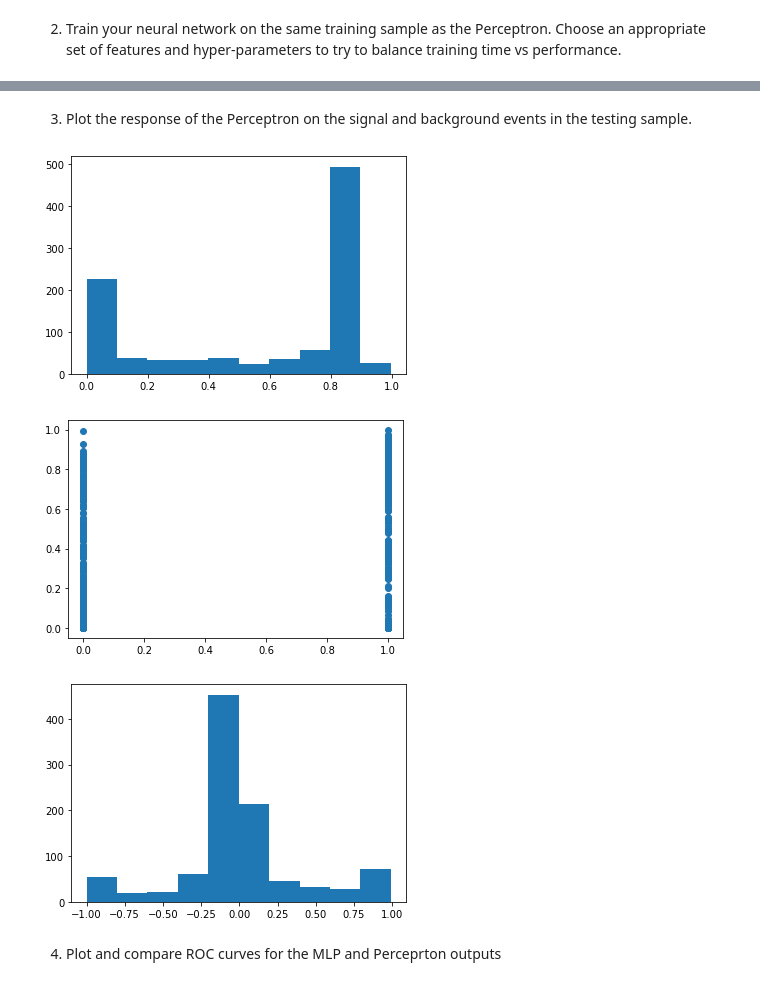
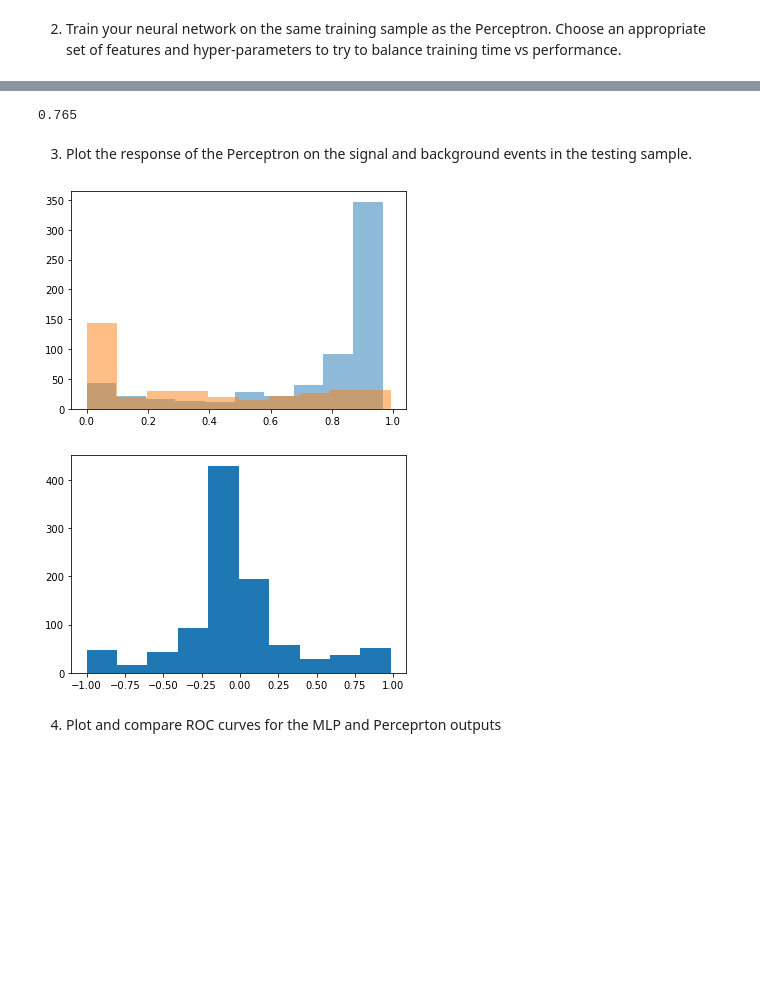
Before and after one commit to Leonhard-Moske/SMDA2, a Jupyter notebook: exercise5/Exercise05.ipynb, the cells around one changed output, grey strips where cells are left out. Cells and saved outputs as stored; diff of their text form; code cells hidden in the pictures; blank space fills up the shorter version.

```diff
--- a/exercise5/Exercise05.ipynb
+++ b/exercise5/Exercise05.ipynb
@@ -126,11 +126,11 @@ def y(weights, x,tanscale):
     weights : numpy array weights + bias at index 0 -> length n + 1
     featrues : 2D numpy array with features (nfeat,n)
     """
-    xnew = np.matmul(x , weights[1:]) + weights[0]
+    xnew = np.matmul(np.array(x) , weights[1:]) + weights[0]
     return (np.tanh(tanscale*xnew)+1)/2
 
 def updateWeights(weights, x, tanscale, learningrate, signal):
-    rdy = learningrate*(signal - y(weights, x, tanscale))
+    rdy = learningrate*(np.array(signal) - y(weights, x, tanscale))
     # print(np.shape(x))
     # print(y(weights, x, tanscale), signal, rdy)
     x = np.c_[np.ones(np.shape(x)[0]), x]
@@ -158,4 +158,4 @@ learningrate = 0.01
 conv = 0.01
 maxIt = 100
 
-print(trainPer(initWeights, d[bestFeatures],tanscale, learningrate,d["signal"],conv, maxIt  ))
+#print(trainPer(initWeights, d[bestFeatures],tanscale, learningrate,d["signal"],conv, maxIt  ))
@@ -307,7 +309,7 @@ def deltaL(ykL, d, zL):
   return (ykL - d)*((1-np.tanh(zL)**2)/2)
 
 def deltahidden(deltalplus1, zl, w): #should return thing with dim m
-  # print(np.shape(deltalplus1), np.shape(zl), np.shape(w), np.shape(np.delete(w,1,axis = -1)))
+  # print(np.shape(deltalplus1), np.shape(zl), np.shape(w), np.shape(np.delete(w,0,axis = -1)),np.shape(leaky_ReLUderiv(zl)) )
   return np.multiply(np.matmul(np.matrix(deltalplus1), np.matrix(np.delete(w,0,axis = -1))),leaky_ReLUderiv(zl)) #deltaplus (1,m) w (m,n) f' (n,1)
 
 def deltatimesy(delta, y, learningrate): #shapes (m,1) (n,1)
@@ -336,19 +338,22 @@ def backpropStep(data,learningrate, weights,signal):
   wtmp = ws[-1]
   ws[-1] = np.add(ws[-1] , deltatimesy(delta, ys[-2],learningrate))
   delta = deltahidden(delta,zs[-(0+1)],wtmp)
+  wtmp = ws[-2]
   #print(ws[-1], deltatimesy(delta, ys[-3],learningrate))
   ws[-2] = np.add(ws[-2] , deltatimesy(delta, ys[-3],learningrate))
+  delta = deltahidden(delta,zs[-(0+3)],wtmp)
+  ws[-3] = np.add(ws[-3] , deltatimesy(delta, ys[-4],learningrate))
 
-  # print(ys[-1] - signal)
+# print(ys[-1] - signal)
   #print(signal)
 
   return ws , ys[-1], ys[-1] - signal
 
 
-def trainBackprob(initWeights, data, learningrate, signal, conv, maxIt):
+def trainBackprob(initWeights, data, learningrate, signal, conv, maxIt, testdata, testsignal):
   tmpweights = initWeights
   for i in range(maxIt):
-      #print(i)
+      print(i)
       batchweights = tmpweights
       for k in range(len(data)):
           tmpweights = backpropStep(np.array(data.iloc[k:k+1]),learningrate, tmpweights,np.array(signal.iloc[k:k+1]))[0]
@@ -356,13 +361,12 @@ def trainBackprob(initWeights, data, learningrate, signal, conv, maxIt):
       #    return tmpweights
   score = []
   loss = []
-  for k in range(len(data)):
-    score.append(backpropStep(np.array(data.iloc[k:k+1]),learningrate, tmpweights,np.array(signal.iloc[k:k+1]))[1])
-    loss.append(backpropStep(np.array(data.iloc[k:k+1]),learningrate, tmpweights,np.array(signal.iloc[k:k+1]))[2])
+  for k in range(len(testdata)):
+    score.append(backpropStep(np.array(testdata.iloc[k:k+1]),learningrate, tmpweights,np.array(testsignal.iloc[k:k+1]))[1])
+    loss.append(backpropStep(np.array(testdata.iloc[k:k+1]),learningrate, tmpweights,np.array(testsignal.iloc[k:k+1]))[2])
   return tmpweights, score, loss
 
 # ws = np.random.randint(0,5,(3,4,5)) # n layer / output / input (1 bias)
-ws = [[[1,2,3,4,5],[1,1,1,1,1],[1,0.5,0.5,0.7,0.8]],[[0.01,0.01,0.01,0.01]]]
-yk = d[bestFeatures].iloc[2:3]
+ws = [[[1,2,3,4,5],[1,1,1,1,1],[1,0.5,0.5,0.7,0.8],[1,0.5,0.5,0.7,0.2]],[[1,0.2,0.2,0.2,0.2],[1,0.5,0.5,0.5,0.5],[1,0.5,0.5,0.7,0.8]],[[0.01,0.01,0.01,0.01]]]
 
-weights , score, loss = trainBackprob(ws, X_train[bestFeatures],0.01,y_train,0.1,30 )
+weights , score, loss = trainBackprob(ws, X_train[bestFeatures],0.01,y_train,0.1,60, X_test[bestFeatures], y_test)
@@ -392,16 +393,20 @@ print(weights)
+# %%
+nright1 = np.count_nonzero(np.transpose(score)[0][y_test == True] > 0.5)
+nright0 = np.count_nonzero(np.transpose(score)[0][y_test == False] < 0.5)
+print((nright0 +nright1)/len(y_test) )
+# %% [output]
+0.765
 # %% [markdown]
 3. Plot the response of the Perceptron on the signal and background events in the testing sample.
 # %%
-plt.hist(np.transpose(score)[0])
-plt.show()
-plt.scatter(np.array(y_train), np.transpose(score)[0])
+plt.hist(np.transpose(score)[0][y_test == True], alpha = 0.5)
+plt.hist(np.transpose(score)[0][y_test == False], alpha = 0.5)
 plt.show()
 plt.hist(np.transpose(loss)[0])
 plt.show()
 # %% [output]
-[figure, old version]
+[figure, new version]
-[figure, old version]
+[figure, new version]
-[figure, removed]
 # %% [markdown]
 4. Plot and compare ROC curves for the MLP and Perceprton outputs
 # %%
```
Also changed, not shown: parts of 9 cells of this notebook, 3 other files.
